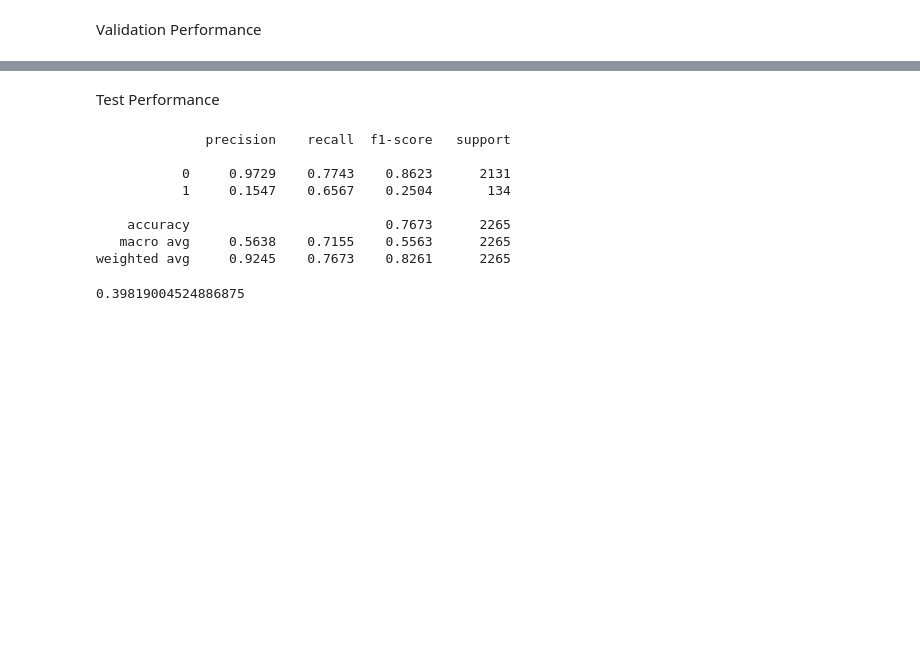
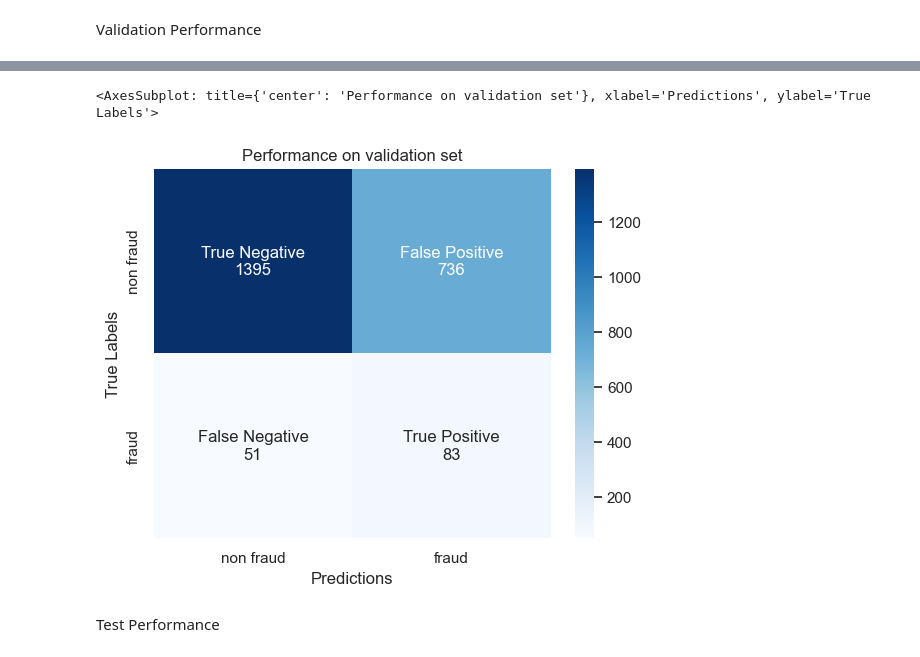
Before and after one commit to hewtungyuen/car-insurance-fraud-BT4012, a Jupyter notebook: Voting.ipynb, the cells around one changed output, grey strips where cells are left out. Saved outputs shown, nothing was run; the diff lists cells and outputs as text; code cells hidden in the pictures; blank space fills up the shorter version.

```diff
--- a/Voting.ipynb
+++ b/Voting.ipynb
@@ -11,15 +26,0 @@ df_test = df_test.loc[:, df_train.columns]
-# %%
-
-y_train = df_train['FraudFound_P']
-x_train = df_train.drop('FraudFound_P',axis = 1)
-y_valid = df_valid['FraudFound_P']
-x_valid = df_valid.drop('FraudFound_P',axis = 1)
-y_test = df_test['FraudFound_P']
-x_test = df_test.drop('FraudFound_P',axis = 1)
-# %%
-
-from collections import Counter
-from imblearn.combine import SMOTEENN
-smote_enn = SMOTEENN(random_state=0, sampling_strategy=0.6)
-
-x_train, y_train = smote_enn.fit_resample(x_train, y_train)
@@ -37,13 +27,4 @@ Note: you may need to restart the kernel to use updated packages.
 # %%
-from sklearn.neighbors import KNeighborsClassifier
-from sklearn import metrics
-from sklearn.tree import DecisionTreeClassifier
-from sklearn.linear_model import LogisticRegression
-from sklearn.naive_bayes import GaussianNB
-from sklearn.ensemble import VotingClassifier
-from lightgbm import LGBMClassifier
-from xgboost import XGBClassifier
-
 clf1 = KNeighborsClassifier(leaf_size=49, n_neighbors=25, p=1)
 clf2 = DecisionTreeClassifier(max_depth=6, min_samples_split=2, min_samples_leaf=13,class_weight={0:0.0053, 1: 0.9947})
 clf3 = GaussianNB()
@@ -52,6 +33,6 @@ clf5 = LGBMClassifier(lambda_l1 = 2.86e-05,lambda_l2 = 0.754, num_leaves=72, fea
 clf6 = XGBClassifier( gamma = 0.953, min_child_weight =5, max_depth = 7, eta = 0.2, grow_policy = 'depthwise',n_estimators = 842)
 eclf1 = VotingClassifier(estimators=[
         ('knn', clf1), ('dt', clf2), ('gnb', clf3), ('lr', clf4), ('xgb', clf6)], voting='hard')
-eclf1 = eclf1.fit(x_train, y_train)
+eclf1 = eclf1.fit(X_train, y_train)
 # %% [markdown]
 Validation Performance
@@ -71,0 +39,3 @@ weighted avg     0.9303    0.7453    0.8114      2265
+# %%
+y_pred = eclf1.predict(X_valid)
+get_scores(y_valid, y_pred)
@@ -72,16 +50,7 @@ weighted avg     0.9303    0.7453    0.8114      2265
+# %%
+get_confusion_matrix(y_valid, y_pred, "Performance on validation set")
+# %% [output]
+<AxesSubplot: title={'center': 'Performance on validation set'}, xlabel='Predictions', ylabel='True Labels'>
+[figure, added]
 # %% [markdown]
 Test Performance
-# %%
-y_pred = eclf1.predict(x_test)
-print(metrics.classification_report(y_test, y_pred, digits = 4))
-metrics.fbeta_score(y_test,y_pred,beta = 2)
-# %% [output]
-              precision    recall  f1-score   support
-
-           0     0.9729    0.7743    0.8623      2131
-           1     0.1547    0.6567    0.2504       134
-
-    accuracy                         0.7673      2265
-   macro avg     0.5638    0.7155    0.5563      2265
-weighted avg     0.9245    0.7673    0.8261      2265
-0.39819004524886875
```
Also changed, not shown: parts of 8 cells of this notebook, 4 other files.
